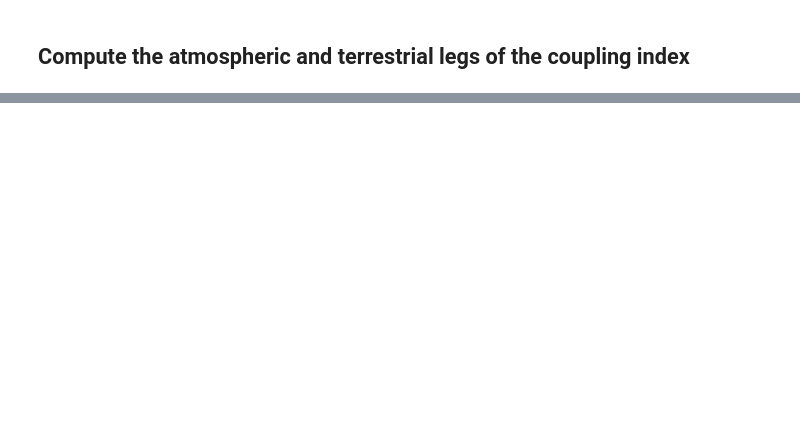
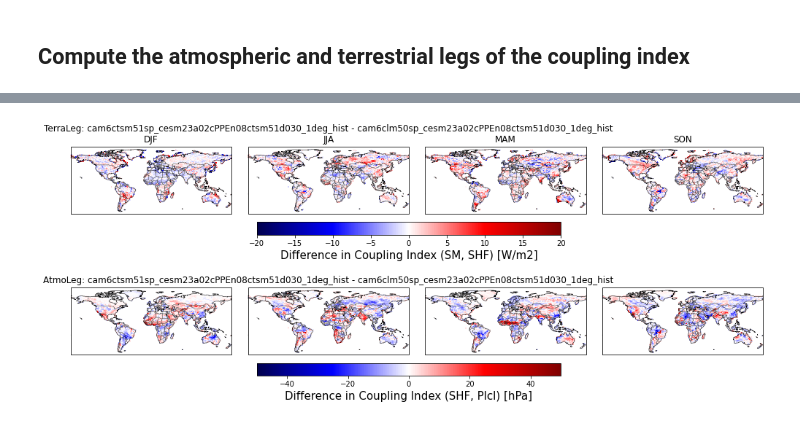
Before and after one commit to megandevlan/Coupling_CAM6CLM5, a Jupyter notebook: CouplingIndex_Generalized.ipynb, the cells around one changed output, grey strips where cells are left out. Cells and saved outputs as stored; diff of their text form; code cells hidden in the pictures; blank space fills up the shorter version.

```diff
--- a/CouplingIndex_Generalized.ipynb
+++ b/CouplingIndex_Generalized.ipynb
@@ -232,0 +505,59 @@ atmoLeg_case2 = atmoLeg_case2.compute(dsFull_case2, xname='SHFLX',yname='Plcl',a
+# %%
+# ------------------------------------
+#   Plot difference in CI
+# ------------------------------------
+
+if plt_diffMaps=='true':
+    # Set up figure
+    fig, axs = plt.subplots(2,4, figsize=(17, 8),
+                            facecolor='w', edgecolor='k',
+                            subplot_kw={'projection':ccrs.PlateCarree()})
+    #Adjust space between subplots
+    fig.subplots_adjust(hspace = -0.2,wspace = 0.1)
+    #Put axs handles in array, axs
+    axs = axs.ravel()
+
+    diff_terraCI = terraLeg_case2.soilM_10_SHFLX_CI.values - terraLeg_case1.soilM_10_SHFLX_CI.values
+    diff_atmoCI  = atmoLeg_case2.SHFLX_Plcl_CI.values      - atmoLeg_case1.SHFLX_Plcl_CI.values
+
+    iPlot = 0
+    for iSeason in range(4):
+        axs[iPlot].set_extent([-180,180,-60,90], crs=ccrs.PlateCarree())
+        axs[iPlot].coastlines(linewidth=0.5,edgecolor='0.25')
+        axs[iPlot].add_feature(cfeature.BORDERS,linewidth=0.5,edgecolor='0.25')
+
+        axs[iPlot+4].set_extent([-180,180,-60,90], crs=ccrs.PlateCarree())
+        axs[iPlot+4].coastlines(linewidth=0.5,edgecolor='0.25')
+        axs[iPlot+4].add_feature(cfeature.BORDERS,linewidth=0.5,edgecolor='0.25')
+
+        # Plot case 1
+        cplot1 = axs[iPlot].pcolormesh(lon,lat,diff_terraCI[iSeason,:,:],
+                                      cmap = 'seismic',
+                                      vmin = -20, vmax=20)
+
+        # Plot case 2
+        cplot2 = axs[iPlot+4].pcolormesh(lon,lat,diff_atmoCI[iSeason,:,:]*landMask,
+                                      cmap = 'seismic',
+                                      vmin = -50, vmax=50)
+
+        if iSeason==1:
+            # Add colorbars
+            ax_position = axs[iPlot].get_position()
+            cbar_ax = fig.add_axes([ax_position.x0+0.01, ax_position.y0-0.05, ax_position.width+0.16, 0.03])
+            cbar = plt.colorbar(cplot1, orientation='horizontal',cax=cbar_ax)
+            cbar.set_label('Difference in Coupling Index (SM, SHF) [W/m2]',fontsize=15)
+
+            ax_position = axs[iPlot+4].get_position()
+            cbar_ax = fig.add_axes([ax_position.x0+0.01, ax_position.y0-0.05, ax_position.width+0.16, 0.03])
+            cbar = plt.colorbar(cplot2, orientation='horizontal',cax=cbar_ax)
+            cbar.set_label('Difference in Coupling Index (SHF, Plcl) [hPa]',fontsize=15)
+
+        if iSeason==1:
+            axs[iPlot].set_title('TerraLeg: '+case2+' - '+case1+'\n'+terraLeg_case1.season.values[iSeason])
+            axs[iPlot+4].set_title('AtmoLeg: '+case2+' - '+case1)
+        else:
+            axs[iPlot].set_title(terraLeg_case1.season.values[iSeason])
+
+        iPlot= iPlot+1
+# %% [output]
+[figure, added]
```
Also changed, not shown: parts of 17 cells of this notebook.
